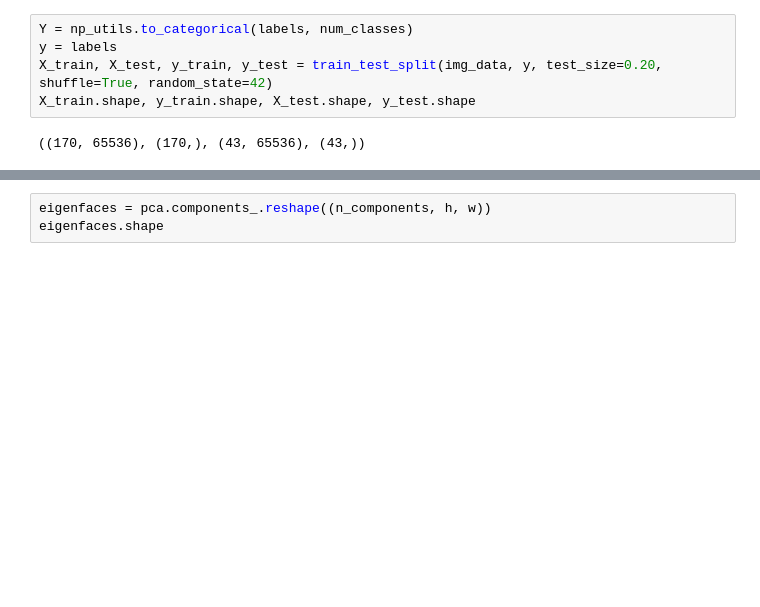
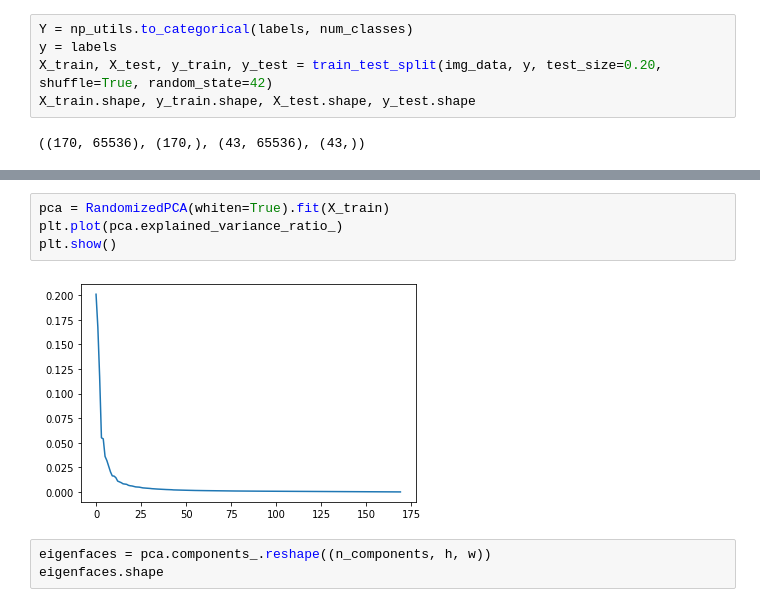
Before and after one commit to shivani-nandani/emotion-detection, a Jupyter notebook: BEST_pca_svm_model.ipynb, the cells around one changed output, grey strips where cells are left out. Drawn from its saved outputs; the diff is of its cells as text; blank space fills up the shorter version.

```diff
--- a/BEST_pca_svm_model.ipynb
+++ b/BEST_pca_svm_model.ipynb
@@ -67,3 +104,9 @@ sum(pca.explained_variance_ratio_)
+# %%
+pca = RandomizedPCA(whiten=True).fit(X_train)
+plt.plot(pca.explained_variance_ratio_)
+plt.show()
+# %% [output]
+[figure, added]
 # %%
 eigenfaces = pca.components_.reshape((n_components, h, w))
 eigenfaces.shape
```
Also changed, not shown: parts of 14 cells of this notebook.
